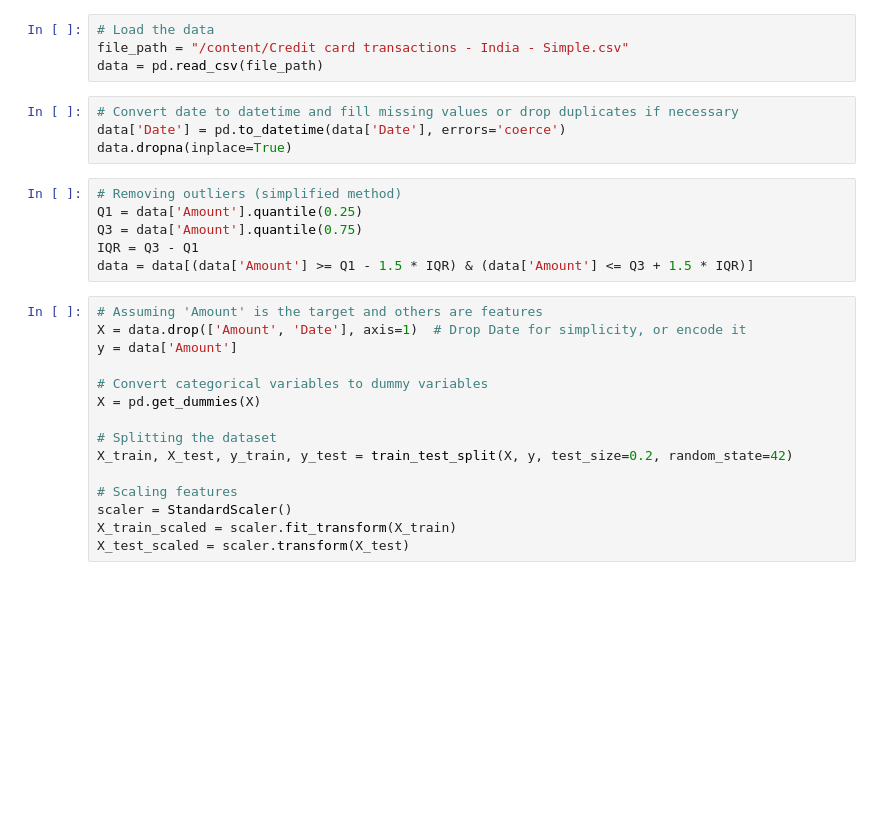
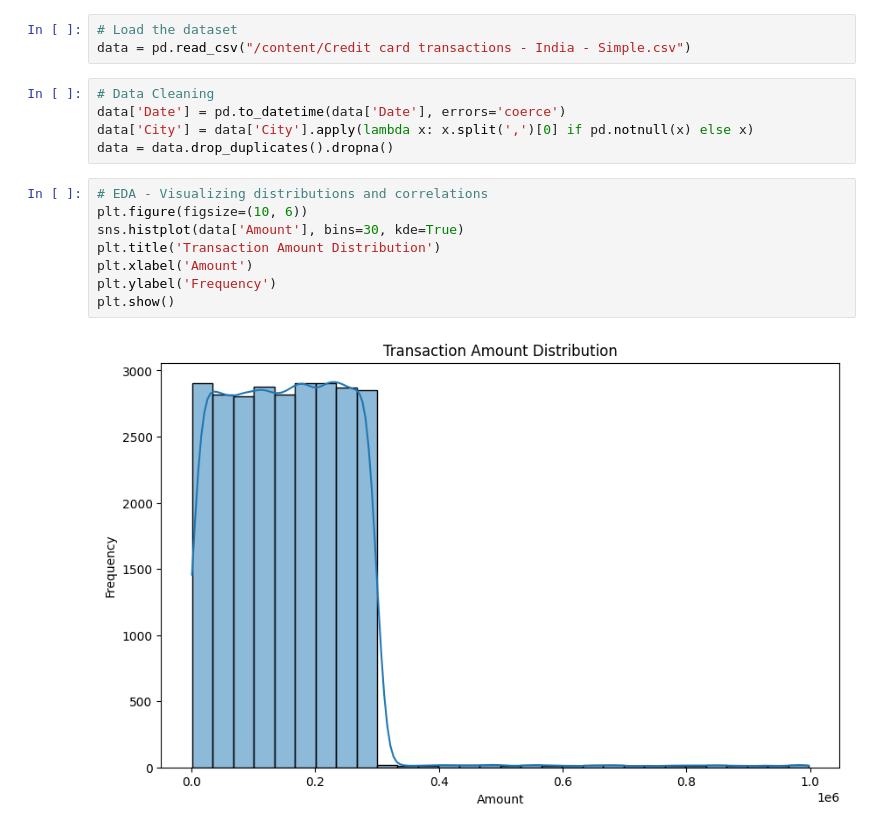
Before and after one commit to poronita/Credit-Card-Spending-Habits-in-India, a Jupyter notebook: Credit_Card_Spending_Habits_in_India.ipynb, the cells around one changed output. Saved outputs shown, nothing was run; the diff lists cells and outputs as text; blank space fills up the shorter version.

```diff
--- a/Credit_Card_Spending_Habits_in_India.ipynb
+++ b/Credit_Card_Spending_Habits_in_India.ipynb
@@ -10,29 +16,18 @@ from sklearn.preprocessing import StandardScaler
 # %%
-# Load the data
-file_path = "/content/Credit card transactions - India - Simple.csv"
-data = pd.read_csv(file_path)
+# Load the dataset
+data = pd.read_csv("/content/Credit card transactions - India - Simple.csv")
-# %%
-# Convert date to datetime and fill missing values or drop duplicates if necessary
-data['Date'] = pd.to_datetime(data['Date'], errors='coerce')
-data.dropna(inplace=True)
-# %%
-# Removing outliers (simplified method)
-Q1 = data['Amount'].quantile(0.25)
-Q3 = data['Amount'].quantile(0.75)
-IQR = Q3 - Q1
-data = data[(data['Amount'] >= Q1 - 1.5 * IQR) & (data['Amount'] <= Q3 + 1.5 * IQR)]
-# %%
-# Assuming 'Amount' is the target and others are features
-X = data.drop(['Amount', 'Date'], axis=1)  # Drop Date for simplicity, or encode it
-y = data['Amount']
-
-# Convert categorical variables to dummy variables
-X = pd.get_dummies(X)
-
-# Splitting the dataset
-X_train, X_test, y_train, y_test = train_test_split(X, y, test_size=0.2, random_state=42)
-
-# Scaling features
-scaler = StandardScaler()
-X_train_scaled = scaler.fit_transform(X_train)
-X_test_scaled = scaler.transform(X_test)
+# %%
+# Data Cleaning
+data['Date'] = pd.to_datetime(data['Date'], errors='coerce')
+data['City'] = data['City'].apply(lambda x: x.split(',')[0] if pd.notnull(x) else x)
+data = data.drop_duplicates().dropna()
+# %%
+# EDA - Visualizing distributions and correlations
+plt.figure(figsize=(10, 6))
+sns.histplot(data['Amount'], bins=30, kde=True)
+plt.title('Transaction Amount Distribution')
+plt.xlabel('Amount')
+plt.ylabel('Frequency')
+plt.show()
+# %% [output]
+[figure, added]
```
Also changed, not shown: parts of 16 cells of this notebook.
